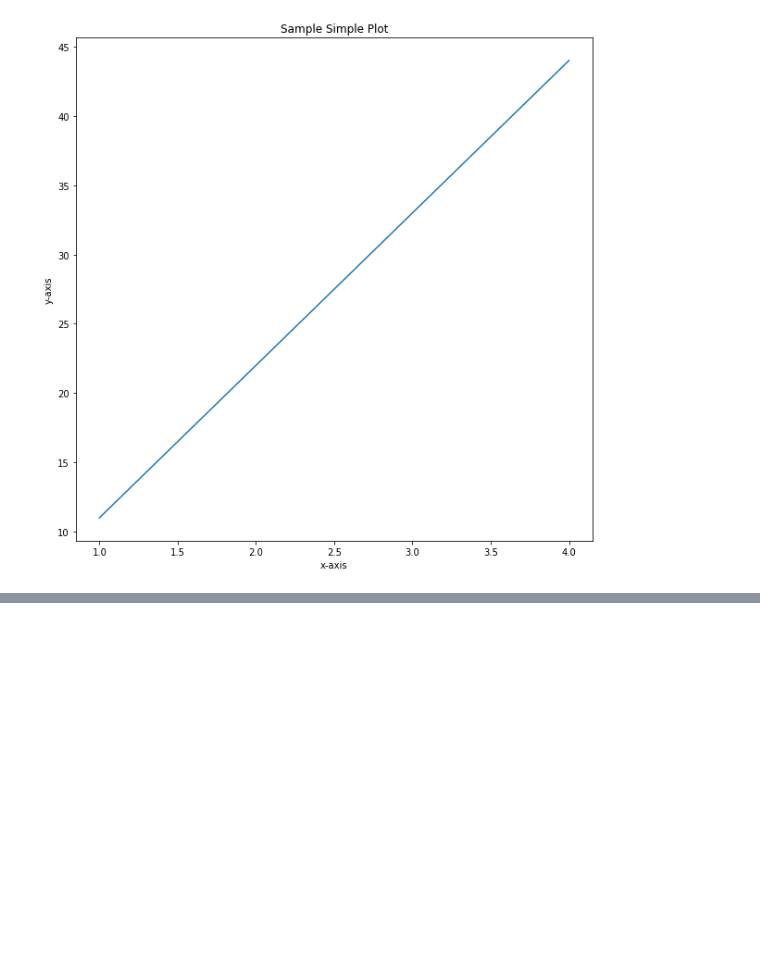
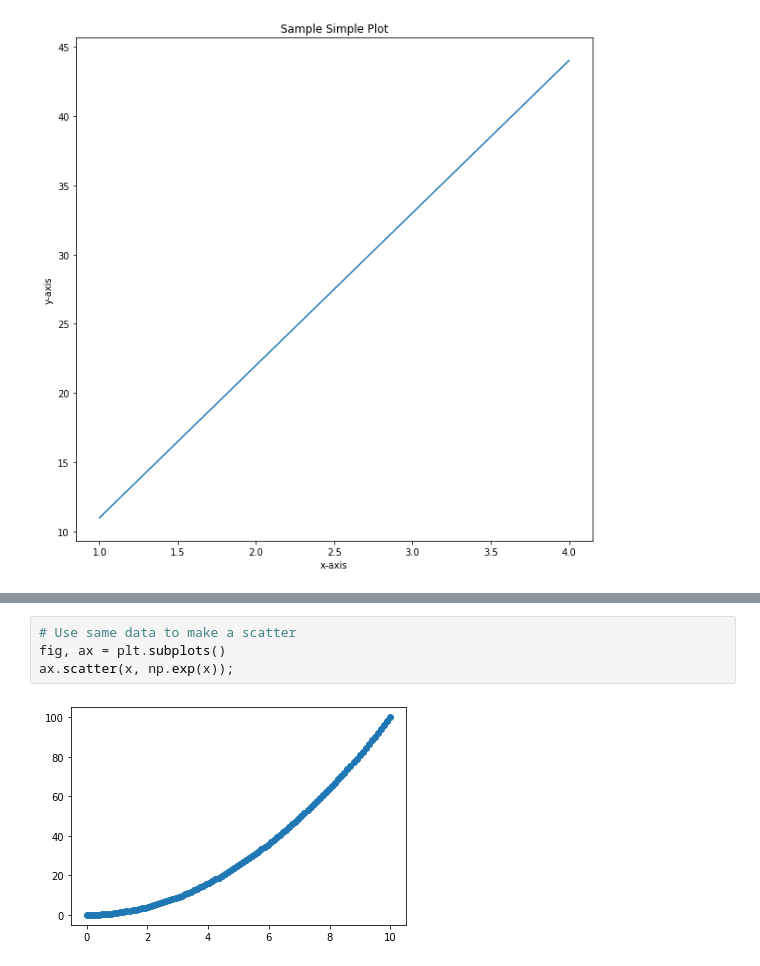
Before and after one commit to chesterheng/machinelearning-datascience, a Jupyter notebook: sample-project/introduction-to-matplotlib.ipynb, the cells around one changed output, grey strips where cells are left out. Cells and saved outputs as stored; diff of their text form; blank space fills up the shorter version.

```diff
--- a/sample-project/introduction-to-matplotlib.ipynb
+++ b/sample-project/introduction-to-matplotlib.ipynb
@@ -88,0 +113,6 @@ fig.savefig("images/simple-plot.png")
+# %%
+# Use same data to make a scatter
+fig, ax = plt.subplots()
+ax.scatter(x, np.exp(x));
+# %% [output]
+[figure, added]
```
Also changed, not shown: parts of 6 cells of this notebook, 2 other files.
